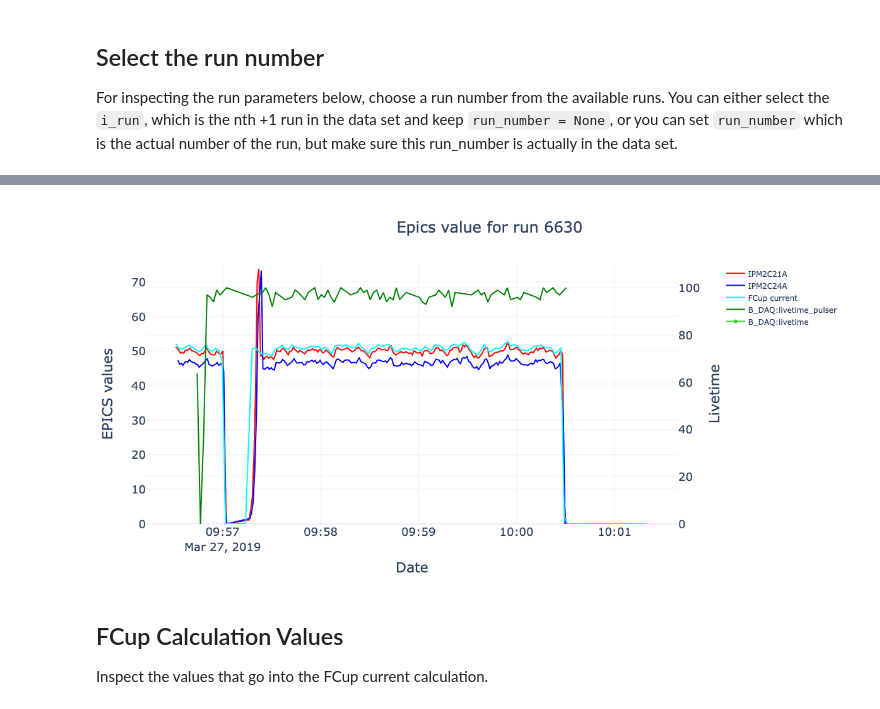
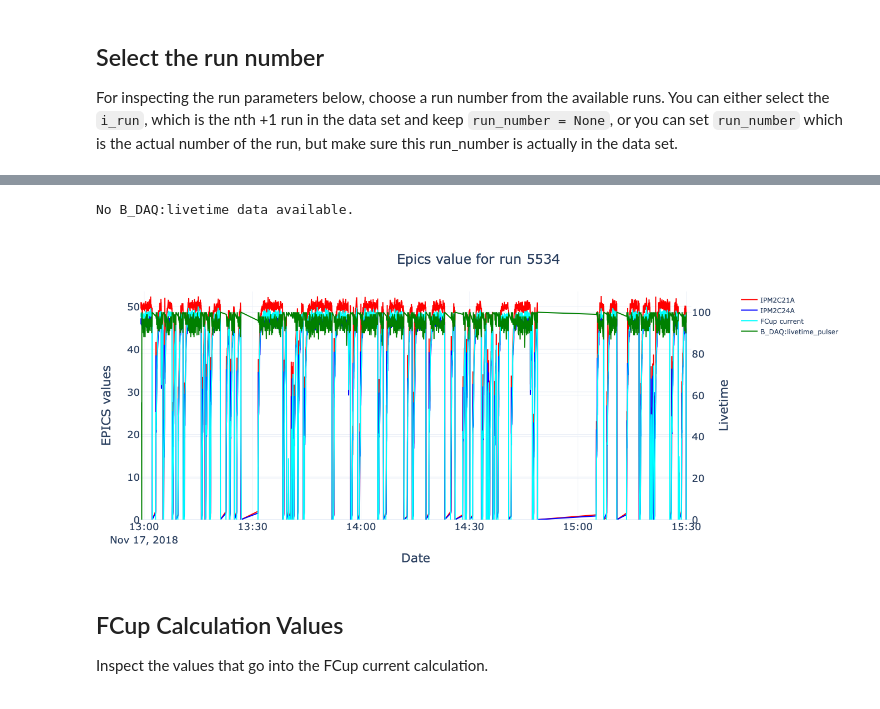
Before and after one commit to mholtrop/RunData, a Jupyter notebook: RGA_Data_checker.ipynb, the cells around one changed output, grey strips where cells are left out. Saved outputs shown, nothing was run; the diff lists cells and outputs as text; code cells hidden in the pictures.

```diff
--- a/RGA_Data_checker.ipynb
+++ b/RGA_Data_checker.ipynb
@@ -16,14 +25,8 @@ setup_rundata_structures(data,(datetime(), datetime()))
 ## Select the run period
 Set the selected_run_period for RGA from 0, 1 or 2.
 # %%
-run_sub_periods_available = [
-        (datetime(2018, 2,  5, 20, 0), datetime(2018,  2,  8, 6, 0)),
-        (datetime(2018, 9, 27,  1, 0), datetime(2018, 11, 26, 7, 0)),
-        (datetime(2019, 3, 25, 18, 0), datetime(2019,  4, 15, 6, 0))
-    ]
-data.debug = 1
 # Select the run period you want to inspect from 0 to 2.
-selected_run_period = 2
+selected_run_period = 1
 print(f"Selected data from run period {selected_run_period} from "
       f"{run_sub_periods_available[selected_run_period][0]:%Y-%m-%d} to {run_sub_periods_available[selected_run_period][1]:%Y-%m-%d}")
 # %% [output]
@@ -49,7 +52,7 @@ i_run =  153  --> 6782
 # %%
 # Select the run you want to inspect.
 run_number = None
-i_run = 12
+i_run = 325
 if run_number is None:
     start_time = data.All_Runs.iloc[i_run].start_time
     end_time = data.All_Runs.iloc[i_run].end_time
@@ -84,8 +93,6 @@ Getting fcup_offset.
 # %%
 livetime = data.Mya.get(channel="B_DAQ:livetime", start=start_time, end=end_time, run_number=run_number)
 livetime_pulser = data.Mya.get(channel="B_DAQ:livetime_pulser", start=start_time, end=end_time, run_number=run_number)
-if len(livetime_pulser)>2:
-    livetime_pulser.drop(['t','x'], inplace=True, axis=1)
 ipm2c21a = data.Mya.get(channel="IPM2C21A", start=start_time, end=end_time, run_number=run_number)
 ipm2c24a = data.Mya.get(channel="IPM2C24A", start=start_time, end=end_time, run_number=run_number)
 fcup_current = compute_fcup_current(run_number, data=data, current_channel="scalerS2b")
@@ -94,22 +101,29 @@ run 6630 - No data received for channel: B_DAQ:livetime between 2019-03-27 09:56
+# %%
+# np.isnan(livetime.iloc[0].value)
+def plot_trace(in_data, name, color, secondary_y=False):
+    if np.all(in_data.value.isnull()):
+        print(f"No '{name}' data available.")
+    else:
+        fig.add_trace(go.Scatter(x=in_data["time"], y=in_data["value"], name=name, line=dict(color=color)),
+                      secondary_y=secondary_y)
 # %%
 max_y_epics = np.max( [ipm2c21a["value"].max(), ipm2c24a["value"].max()])
 fig = make_subplots(specs=[[{"secondary_y": True}]])
 fig.update_layout(height=600, width=1200,
                   title=go.layout.Title(text=f"Epics value for run {data.All_Runs.iloc[i_run].name}", xanchor="left", x=0.4),
                   titlefont=dict(size=24),)
-fig.add_trace(go.Scatter(x=ipm2c21a["time"], y=ipm2c21a["value"], name="IPM2C21A", line=dict(color="red")))
-fig.add_trace(go.Scatter(x=ipm2c24a["time"], y=ipm2c24a["value"], name="IPM2C24A", line=dict(color="blue")))
-fig.add_trace(go.Scatter(x=fcup_current["time"], y=fcup_current["value"], name="FCup current", line=dict(color="aqua")))
-fig.add_trace(go.Scatter(x=livetime_pulser["time"], y=livetime_pulser["value"], name="B_DAQ:livetime_pulser", line=dict(color="green")),
-               secondary_y=True)
-fig.add_trace(go.Scatter(x=livetime["time"], y=livetime["value"], name="B_DAQ:livetime", line=dict(color="limegreen")),
-               secondary_y=True)
+plot_trace(ipm2c21a, name="IPM2C21A",color="red")
+plot_trace(ipm2c24a,name="IPM2C24A",color="blue")
+plot_trace(fcup_current,name="FCup current",color="aqua")
+plot_trace(livetime_pulser,"B_DAQ:livetime_pulser",color="green", secondary_y=True)
+plot_trace(livetime,"B_DAQ:livetime",color="limegreen", secondary_y=True)
 fig.update_xaxes(title_text="Date", titlefont=dict(size=22), tickfont=dict(size=18))
 fig.update_yaxes(title_text="EPICS values", titlefont=dict(size=22),range=[0., max_y_epics*1.02], tickfont=dict(size=18))
 fig.update_yaxes(title_text="Livetime", titlefont=dict(size=22),range=[0., 110.], tickfont=dict(size=18), secondary_y=True)
 fig.show()
 # %% [output]
+No B_DAQ:livetime data available.
-[figure, old version]
+[figure, new version]
 # %% [markdown]
 ## FCup Calculation Values
 Inspect the values that go into the FCup current calculation.
```
Also changed, not shown: parts of 15 cells of this notebook.
